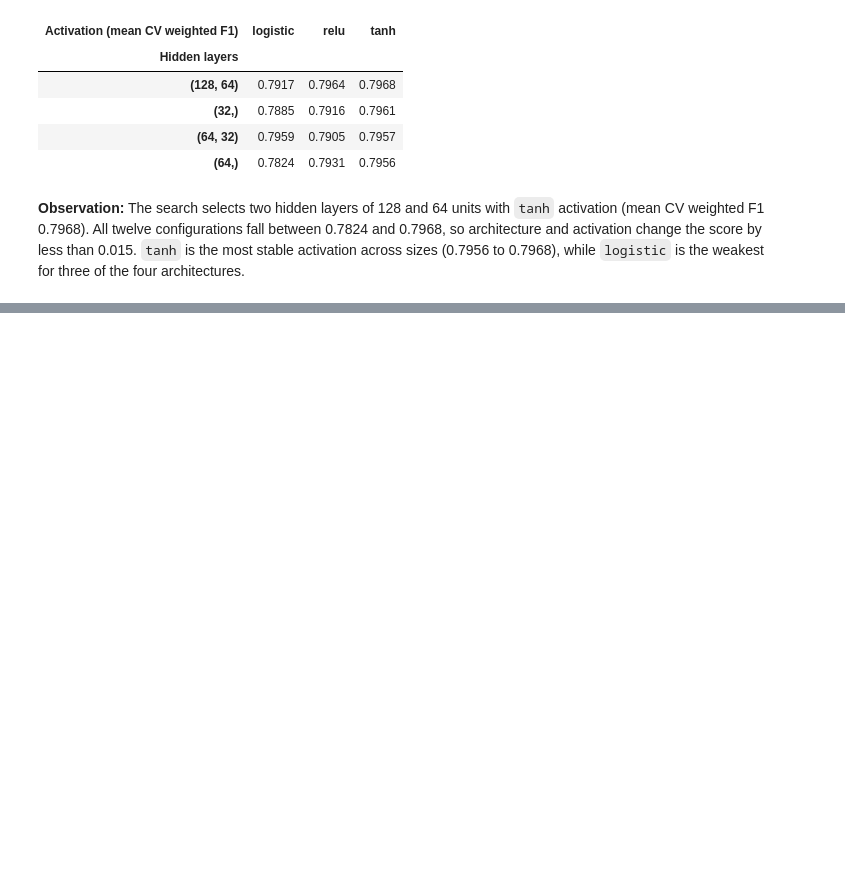
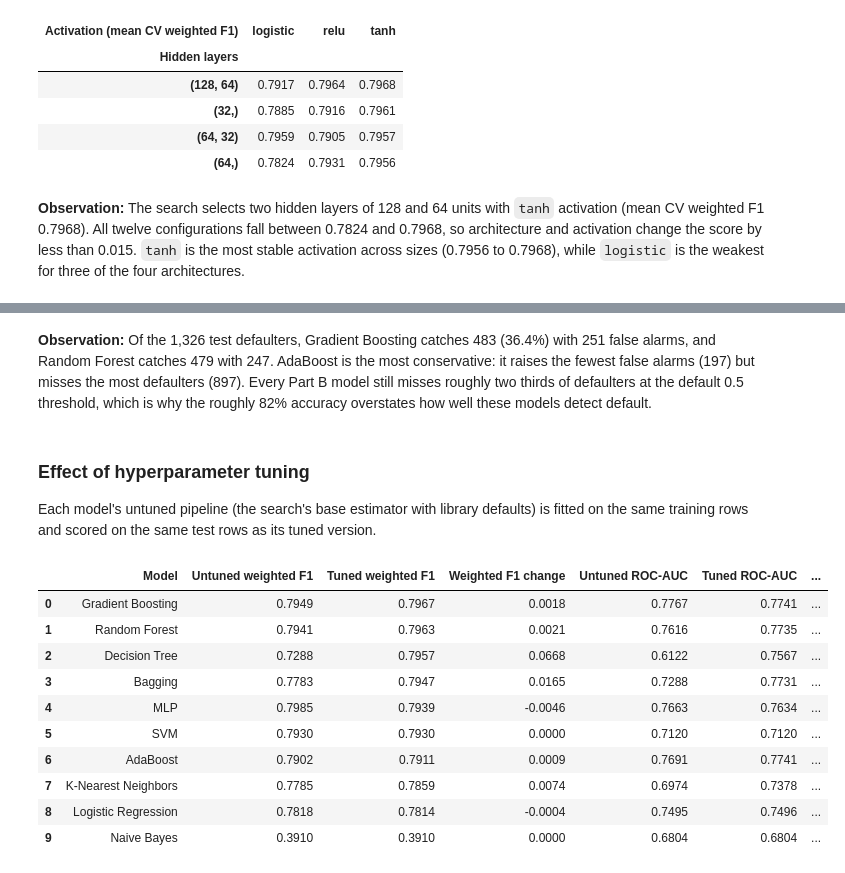
Before and after one commit to arhamgarg/ml-capstone, a Jupyter notebook: notebooks/classification.ipynb, the cells around one changed output, grey strips where cells are left out. Drawn from its saved outputs; the diff is of its cells as text; code cells hidden in the pictures; blank space fills up the shorter version.

```diff
--- a/notebooks/classification.ipynb
+++ b/notebooks/classification.ipynb
@@ -753,0 +805,39 @@ display(
+# %% [markdown]
+**Observation:** Of the 1,326 test defaulters, Gradient Boosting catches 483 (36.4%) with 251 false alarms, and Random Forest catches 479 with 247. AdaBoost is the most conservative: it raises the fewest false alarms (197) but misses the most defaulters (897). Every Part B model still misses roughly two thirds of defaulters at the default 0.5 threshold, which is why the roughly 82% accuracy overstates how well these models detect default.
+# %% [markdown]
+### Effect of hyperparameter tuning
+
+Each model's untuned pipeline (the search's base estimator with library defaults) is fitted on the same training rows and scored on the same test rows as its tuned version.
+# %%
+tuning_effect_rows = []
+for name in comparison_df["Model"]:
+    untuned = clone(grid_results[name].estimator).fit(X_train, y_train)
+    untuned_scores = untuned.decision_function(X_test) if name == "SVM" else untuned.predict_proba(X_test)[:, 1]
+    untuned_f1 = f1_score(y_test, untuned.predict(X_test), average="weighted")
+    untuned_auc = roc_auc_score(y_test, untuned_scores)
+    tuned_f1 = f1_score(y_test, predictions[name], average="weighted")
+    tuned_auc = roc_auc_score(y_test, roc_scores[name])
+    tuning_effect_rows.append({
+        "Model": name,
+        "Untuned weighted F1": untuned_f1,
+        "Tuned weighted F1": tuned_f1,
+        "Weighted F1 change": tuned_f1 - untuned_f1,
+        "Untuned ROC-AUC": untuned_auc,
+        "Tuned ROC-AUC": tuned_auc,
+        "ROC-AUC change": tuned_auc - untuned_auc,
+    })
+
+tuning_effect = pd.DataFrame(tuning_effect_rows)
+display(tuning_effect.round(4))
+# %% [output]
+|  | Model | Untuned weighted F1 | Tuned weighted F1 | Weighted F1 change | Untuned ROC-AUC | Tuned ROC-AUC | ... |
+| 0 | Gradient Boosting | 0.7949 | 0.7967 | 0.0018 | 0.7767 | 0.7741 | ... |
+| 1 | Random Forest | 0.7941 | 0.7963 | 0.0021 | 0.7616 | 0.7735 | ... |
+| 2 | Decision Tree | 0.7288 | 0.7957 | 0.0668 | 0.6122 | 0.7567 | ... |
+| 3 | Bagging | 0.7783 | 0.7947 | 0.0165 | 0.7288 | 0.7731 | ... |
+| 4 | MLP | 0.7985 | 0.7939 | -0.0046 | 0.7663 | 0.7634 | ... |
+| 5 | SVM | 0.7930 | 0.7930 | 0.0000 | 0.7120 | 0.7120 | ... |
+| 6 | AdaBoost | 0.7902 | 0.7911 | 0.0009 | 0.7691 | 0.7741 | ... |
+| 7 | K-Nearest Neighbors | 0.7785 | 0.7859 | 0.0074 | 0.6974 | 0.7378 | ... |
+| 8 | Logistic Regression | 0.7818 | 0.7814 | -0.0004 | 0.7495 | 0.7496 | ... |
+| 9 | Naive Bayes | 0.3910 | 0.3910 | 0.0000 | 0.6804 | 0.6804 | ... |
```
Also changed, not shown: parts of 11 cells of this notebook.
